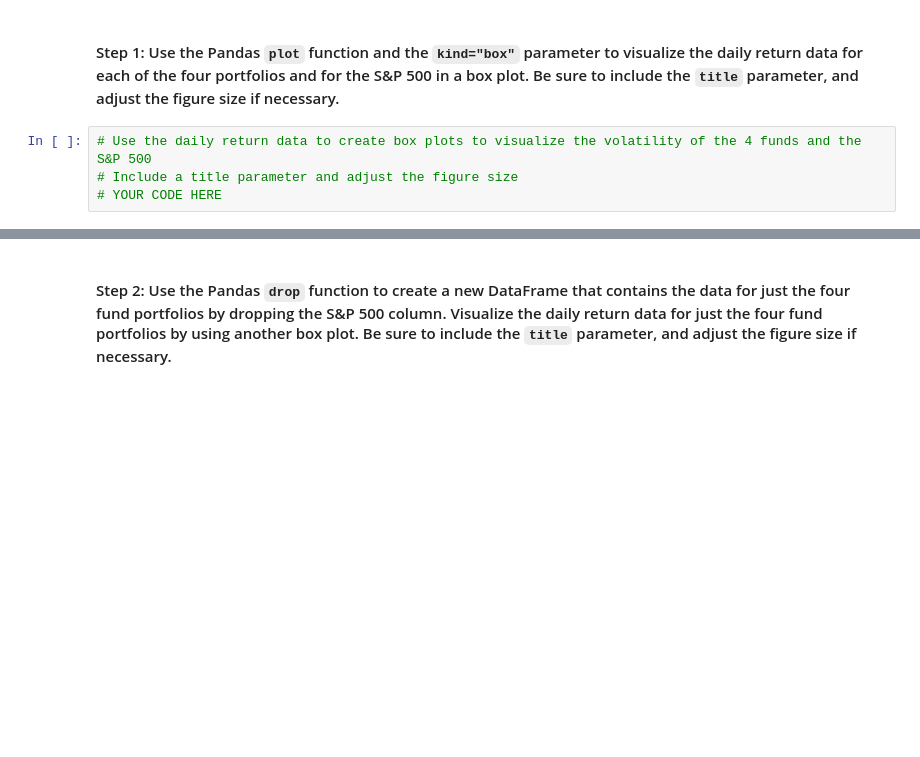
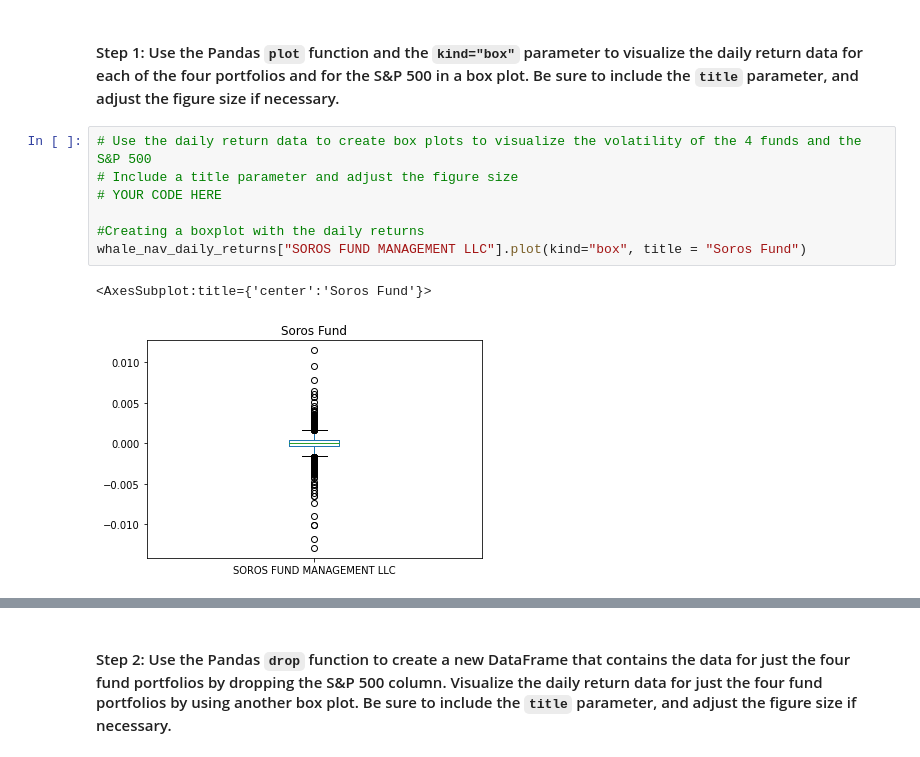
Before and after one commit to ndanialy/Risk_Return_Repository, a Jupyter notebook: risk_return_analysis.ipynb, the cells around one changed output, grey strips where cells are left out. Cells and saved outputs as stored; diff of their text form; blank space fills up the shorter version.

Commit message:
Volatility Analysis
Completed the volatility analysis of the funds and the S&P500 by creating boxplots of the daily returns and analyzing the results.

```diff
--- a/risk_return_analysis.ipynb
+++ b/risk_return_analysis.ipynb
@@ -226,4 +226,10 @@ Analyze the volatility of each of the four fund portfolios and of the S&P 500 In
 # %%
 # Use the daily return data to create box plots to visualize the volatility of the 4 funds and the S&P 500
 # Include a title parameter and adjust the figure size
 # YOUR CODE HERE
+
+#Creating a boxplot with the daily returns
+whale_nav_daily_returns["SOROS FUND MANAGEMENT LLC"].plot(kind="box", title = "Soros Fund")
+# %% [output]
+<AxesSubplot:title={'center':'Soros Fund'}>
+[figure, added]
```
Also changed, not shown: parts of 6 cells of this notebook.
